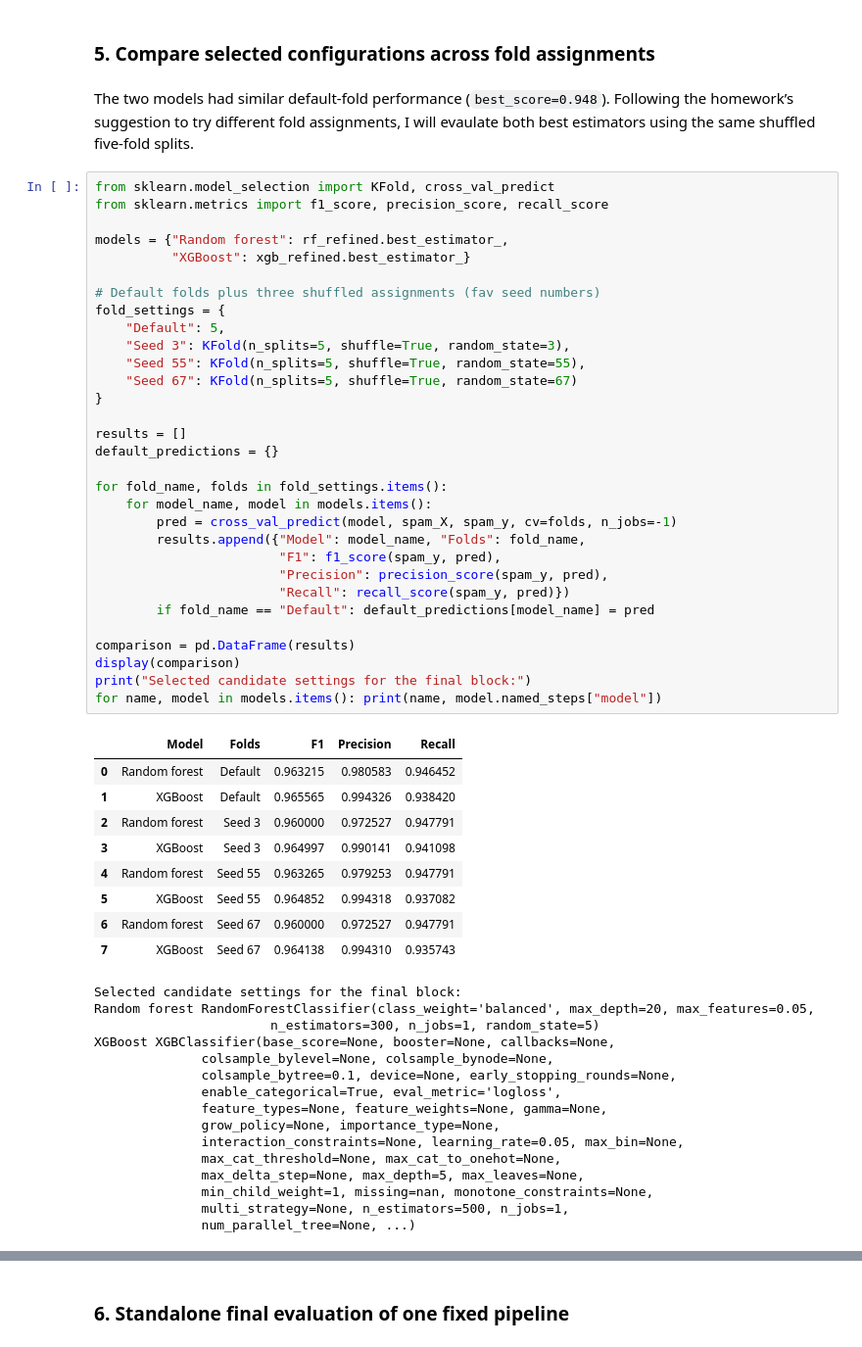
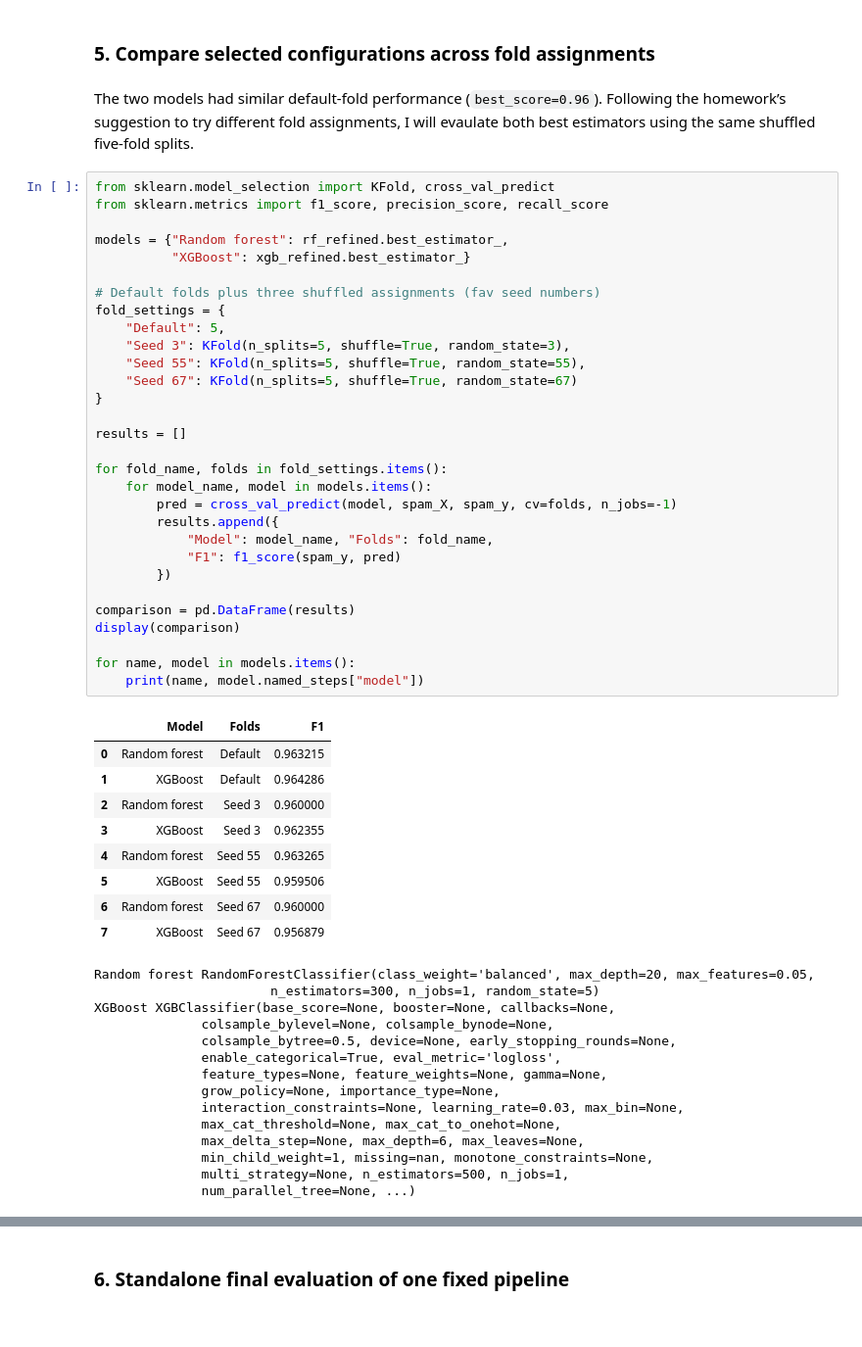
Before and after one commit to khanhdo05/Intro-to-ML, a Jupyter notebook: homework3.ipynb, the cells around one changed output, grey strips where cells are left out. Shown at 98% size. Cells and saved outputs as stored; diff of their text form.

```diff
--- a/homework3.ipynb
+++ b/homework3.ipynb
@@ -324,60 +326,58 @@ XGBoost (refined search):
 # %% [markdown]
 ### 5. Compare selected configurations across fold assignments
 # %% [markdown]
-The two models had similar default-fold performance (`best_score=0.948`). Following the homework’s suggestion to try different fold assignments, I will evaulate both best estimators using the same shuffled five-fold splits.
+The two models had similar default-fold performance (`best_score=0.96`). Following the homework’s suggestion to try different fold assignments, I will evaulate both best estimators using the same shuffled five-fold splits.
 # %%
 from sklearn.model_selection import KFold, cross_val_predict
 from sklearn.metrics import f1_score, precision_score, recall_score
 
 models = {"Random forest": rf_refined.best_estimator_,
           "XGBoost": xgb_refined.best_estimator_}
 
 # Default folds plus three shuffled assignments (fav seed numbers)
 fold_settings = {
     "Default": 5,
     "Seed 3": KFold(n_splits=5, shuffle=True, random_state=3),
     "Seed 55": KFold(n_splits=5, shuffle=True, random_state=55),
     "Seed 67": KFold(n_splits=5, shuffle=True, random_state=67)
 }
 
 results = []
-default_predictions = {}
 
 for fold_name, folds in fold_settings.items():
     for model_name, model in models.items():
         pred = cross_val_predict(model, spam_X, spam_y, cv=folds, n_jobs=-1)
-        results.append({"Model": model_name, "Folds": fold_name,
-                        "F1": f1_score(spam_y, pred),
-                        "Precision": precision_score(spam_y, pred),
-                        "Recall": recall_score(spam_y, pred)})
-        if fold_name == "Default": default_predictions[model_name] = pred
+        results.append({
+            "Model": model_name, "Folds": fold_name,
+            "F1": f1_score(spam_y, pred)
+        })
 
 comparison = pd.DataFrame(results)
 display(comparison)
-print("Selected candidate settings for the final block:")
-for name, model in models.items(): print(name, model.named_steps["model"])
+
+for name, model in models.items():
+    print(name, model.named_steps["model"])
 # %% [output]
-|  | Model | Folds | F1 | Precision | Recall |
-| 0 | Random forest | Default | 0.963215 | 0.980583 | 0.946452 |
-| 1 | XGBoost | Default | 0.965565 | 0.994326 | 0.938420 |
-| 2 | Random forest | Seed 3 | 0.960000 | 0.972527 | 0.947791 |
-| 3 | XGBoost | Seed 3 | 0.964997 | 0.990141 | 0.941098 |
-| 4 | Random forest | Seed 55 | 0.963265 | 0.979253 | 0.947791 |
-| 5 | XGBoost | Seed 55 | 0.964852 | 0.994318 | 0.937082 |
-| 6 | Random forest | Seed 67 | 0.960000 | 0.972527 | 0.947791 |
-| 7 | XGBoost | Seed 67 | 0.964138 | 0.994310 | 0.935743 |
+|  | Model | Folds | F1 |
+| 0 | Random forest | Default | 0.963215 |
+| 1 | XGBoost | Default | 0.964286 |
+| 2 | Random forest | Seed 3 | 0.960000 |
+| 3 | XGBoost | Seed 3 | 0.962355 |
+| 4 | Random forest | Seed 55 | 0.963265 |
+| 5 | XGBoost | Seed 55 | 0.959506 |
+| 6 | Random forest | Seed 67 | 0.960000 |
+| 7 | XGBoost | Seed 67 | 0.956879 |
-Selected candidate settings for the final block:
 Random forest RandomForestClassifier(class_weight='balanced', max_depth=20, max_features=0.05,
                        n_estimators=300, n_jobs=1, random_state=5)
 XGBoost XGBClassifier(base_score=None, booster=None, callbacks=None,
               colsample_bylevel=None, colsample_bynode=None,
-              colsample_bytree=0.1, device=None, early_stopping_rounds=None,
+              colsample_bytree=0.5, device=None, early_stopping_rounds=None,
               enable_categorical=True, eval_metric='logloss',
               feature_types=None, feature_weights=None, gamma=None,
               grow_policy=None, importance_type=None,
-              interaction_constraints=None, learning_rate=0.05, max_bin=None,
+              interaction_constraints=None, learning_rate=0.03, max_bin=None,
               max_cat_threshold=None, max_cat_to_onehot=None,
-              max_delta_step=None, max_depth=5, max_leaves=None,
+              max_delta_step=None, max_depth=6, max_leaves=None,
               min_child_weight=1, missing=nan, monotone_constraints=None,
               multi_strategy=None, n_estimators=500, n_jobs=1,
               num_parallel_tree=None, ...)
```
Also changed, not shown: parts of 38 cells of this notebook.
